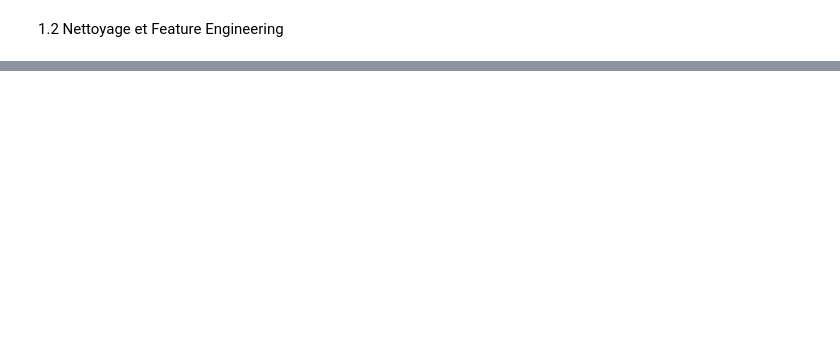
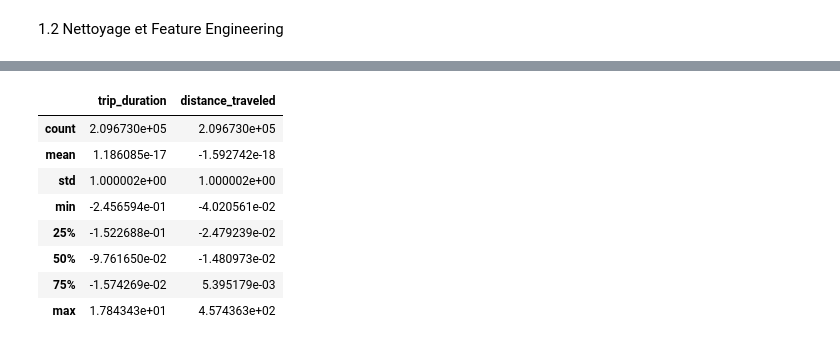
Before and after one commit to Hafaiedh-Habib/Machine-Learning-Project, a Jupyter notebook: Projet.ipynb, the cells around one changed output, grey strips where cells are left out. Saved outputs shown, nothing was run; the diff lists cells and outputs as text; code cells hidden in the pictures; blank space fills up the shorter version.

```diff
--- a/Projet.ipynb
+++ b/Projet.ipynb
@@ -530,4 +632,43 @@ fare                   0.00
 total_fare             0.00
 dtype: float64
 # %%
-# standariser les features numériques
+# Standardiser les features numériques
+from sklearn.preprocessing import StandardScaler
+
+# Séparer les features numériques et la cible
+# On retire 'tip' car il fait partie de total_fare (éviter le data leakage)
+features = ['trip_duration', 'distance_traveled']
+X = df[features]
+y = df['total_fare']
+
+print("="*60)
+print("AVANT STANDARDISATION:")
+print("="*60)
+print(X.describe().round(2))
+
+# Standardiser
+scaler = StandardScaler()
+X_scaled = scaler.fit_transform(X)
+
+# Créer un nouveau DataFrame standardisé
+df_scaled = pd.DataFrame(X_scaled, columns=features, index=df.index)
+
+print("\n" + "="*60)
+print("APRÈS STANDARDISATION:")
+print("="*60)
+print(df_scaled.describe().round(2))
+
+# Vérification : la moyenne doit être ~0 et l'écart-type ~1
+print("\n" + "="*60)
+print("VÉRIFICATION (moyenne ≈ 0, std ≈ 1):")
+print("="*60)
+print(f"Moyennes:\n{df_scaled.mean().round(6)}")
+print(f"\nÉcarts-types:\n{df_scaled.std().round(6)}")
+
+# Afficher la forme des données
+print("\n" + "="*60)
+print("DIMENSIONS DES DONNÉES:")
+print("="*60)
+print(f"X (features): {X.shape}")
+print(f"y (target): {y.shape}")
+print(f"X_scaled (features standardisées): {df_scaled.shape}")
@@ -533,0 +693,12 @@ dtype: float64
+# %%
+df_scaled.describe()
+# %% [output]
+|  | trip_duration | distance_traveled |
+| count | 2.096730e+05 | 2.096730e+05 |
+| mean | 1.186085e-17 | -1.592742e-18 |
+| std | 1.000002e+00 | 1.000002e+00 |
+| min | -2.456594e-01 | -4.020561e-02 |
+| 25% | -1.522688e-01 | -2.479239e-02 |
+| 50% | -9.761650e-02 | -1.480973e-02 |
+| 75% | -1.574269e-02 | 5.395179e-03 |
+| max | 1.784343e+01 | 4.574363e+02 |
```
Also changed, not shown: parts of 23 cells of this notebook.
